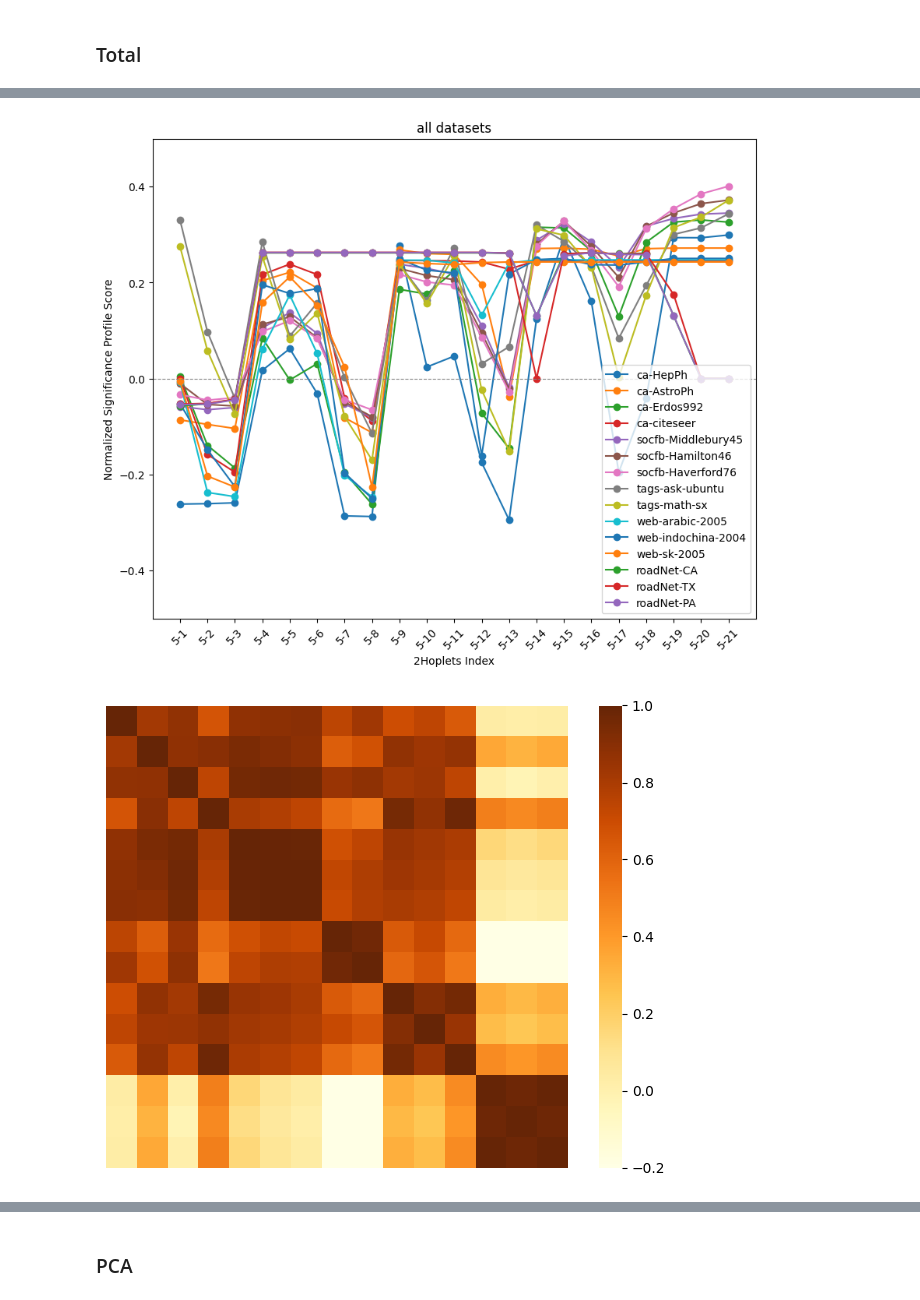
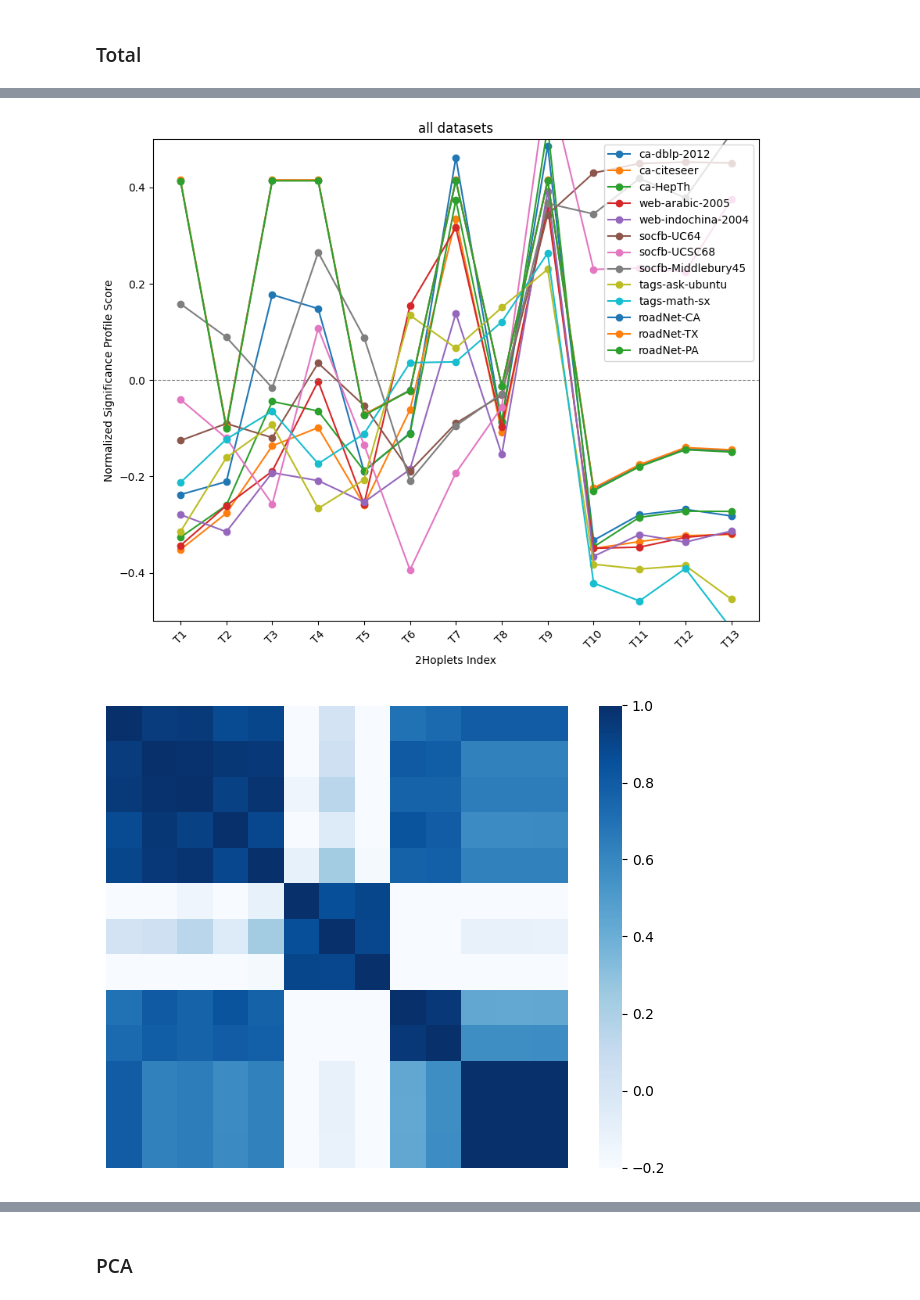
Before and after one commit to thisis05/distance-extended-graphlet, a Jupyter notebook: profile.ipynb, the cells around one changed output, grey strips where cells are left out. Drawn from its saved outputs; the diff is of its cells as text; code cells hidden in the pictures.

```diff
--- a/profile.ipynb
+++ b/profile.ipynb
@@ -15,7 +15,8 @@ labels_2hop_4 = ['Q1', 'Q2', 'Q3', 'Q4', 'Q5', 'Q6', 'Q7', 'Q8', 'Q9', 'Q10',
                'Q11', 'Q12', 'Q13', 'Q14', 'Q15', 'Q16', 'Q17', 'Q18', 'Q19', 'Q20',
                'Q21', 'Q22', 'Q23', 'Q24', 'Q25', 'Q26', 'Q27', 'Q28', 'Q29', 'Q30',
                'Q31', 'Q32', 'Q33', 'Q34', 'Q35', 'Q36']
-
+labels_3hop_3 = ['T1', 'T2', 'T3', 'T4', 'T5', 'T6',
+                 'T7', 'T8', 'T9', 'T10', 'T11', 'T12', 'T13']
 labels_gr_all = ['4-1', '4-2', '4-3', '4-4', '4-5', '4-6',
                 '5-1', '5-2', '5-3', '5-4', '5-5', '5-6', '5-7', '5-8', '5-9', '5-10',
                 '5-11', '5-12', '5-13', '5-14', '5-15', '5-16', '5-17', '5-18', '5-19', '5-20', '5-21']
@@ -102,7 +103,7 @@ def sig_profile(real, random, label, datasets, domain = "all"):
 # %%
 def conf_mat(labels, correlation_matrix):
     plt.figure(figsize=(8, 6))
-    sns.heatmap(correlation_matrix, annot=False, fmt=".2f", cmap='YlOrBr', cbar=True, square=True, vmin=-0.2, vmax=1)
+    sns.heatmap(correlation_matrix, annot=False, fmt=".2f", cmap='Blues', cbar=True, square=True, vmin=-0.2, vmax=1)
     # Add custom colored labels
     ax = plt.gca()
     ax.set_xticks(np.arange(len(labels)) + 0.5)
@@ -160,25 +215,30 @@ KeyError: "None of [Index(['T1', 'T2', 'T3', 'T4', 'T5', 'T6', 'Q1', 'Q2', 'Q3',
 ### Total
 # %%
 datasets = [
-            'ca-HepPh', 'ca-AstroPh', 'ca-Erdos992', 'ca-citeseer',
-            #'ca-dblp-2012', 'ca-HepTh', 'ca-CondMat','ca-Erdos992',
+            # 'ca-HepPh', 'ca-AstroPh', 'ca-Erdos992',
+            # 'ca-GrQc',  'ca-netscience',
+            # 'ca-MathSciNet', , 'ca-CondMat',
+            'ca-dblp-2012', 'ca-citeseer', 'ca-HepTh', #'ca-CondMat',
+
             #'ca-dblp-2012', 'ca-MathSciNet',
-            #'socfb-UC64', 'socfb-UCSC68',
+
             #'ca-HepTh', 'ca-CondMat', 'ca-GrQc',  'ca-netscience',
             #'ca-dblp-2012', 'ca-HepTh', 'ca-CondMat',
             #'ca-GrQc', 'ca-netscience',
             #'web-NotreDame', 'web-Stanford',
-            'socfb-Middlebury45', 'socfb-Hamilton46', 'socfb-Haverford76',
-            'tags-ask-ubuntu', 'tags-math-sx',
-            #'web-italycnr-2000',
+            #'socfb-Hamilton46', 'socfb-Haverford76',
+            #'web-arabic-2005',  #'web-sk-2005',
+            'web-arabic-2005', 'web-indochina-2004',
             #'web-webbase', 'web-polblogs',
             #, 'web-edu', 'web-spam',
-            'web-arabic-2005', 'web-indochina-2004', 'web-sk-2005',
+            #'web-arabic-2005', 'web-indochina-2004', #'web-sk-2005',
+            'socfb-UC64', 'socfb-UCSC68', 'socfb-Middlebury45',
+            'tags-ask-ubuntu', 'tags-math-sx',
             'roadNet-CA', 'roadNet-TX', 'roadNet-PA',
             #'email-univ','email-Enron', #'email-EU',
             ]
-real, random = load_json_convert("original_output")
+real, random = load_json_convert("extend_output3")
 domain = real[real['dataset'] == 'datasets']['domain']
-corr_mat, srp = sig_profile(real, random, labels_gr_5, datasets)
+corr_mat, srp = sig_profile(real, random, labels_3hop_3, datasets)
 conf_mat(domain, corr_mat)
 # %% [output]
@@ -197,8 +255,8 @@ web-sk-2005
 roadNet-CA
 roadNet-TX
 roadNet-PA
-[figure, old version]
+[figure, new version]
-[figure, old version]
+[figure, new version]
 # %%
 corr_mat
 # %% [output]
```
Also changed, not shown: parts of 14 cells of this notebook, 19 other files.
